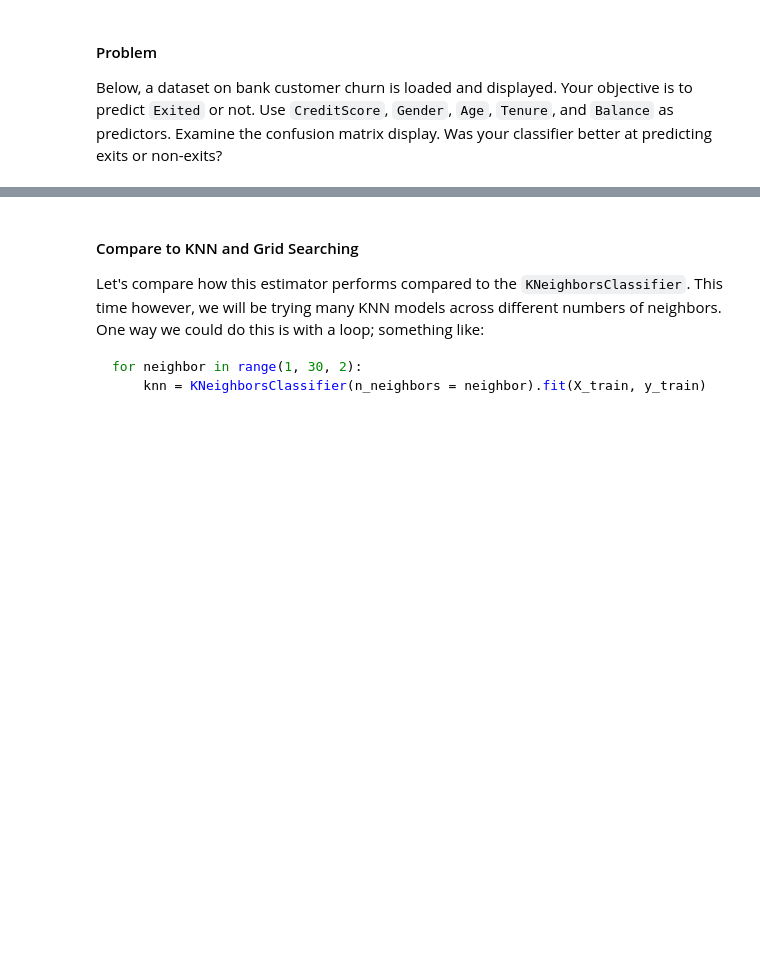
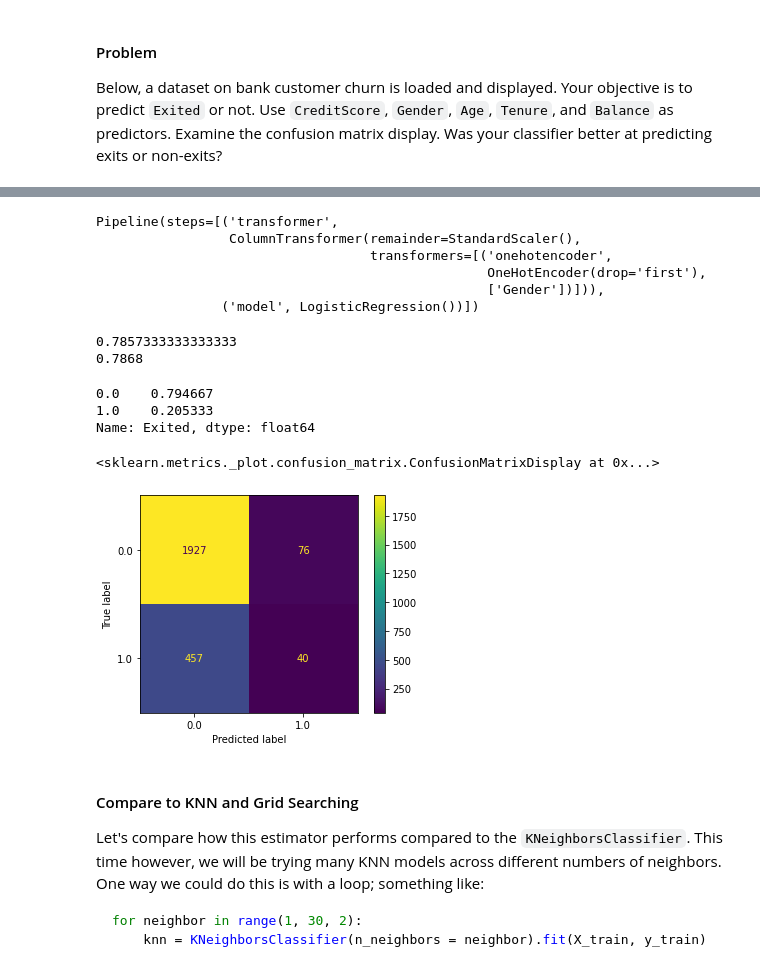
Before and after one commit to jfkoehler/nyu_bootcamp_fa24, a Jupyter notebook: _build/jupyter_execute/logistic_starter_code.ipynb, the cells around one changed output, grey strips where cells are left out. Drawn from its saved outputs; the diff is of its cells as text; code cells hidden in the pictures; blank space fills up the shorter version.

```diff
--- a/_build/jupyter_execute/logistic_starter_code.ipynb
+++ b/_build/jupyter_execute/logistic_starter_code.ipynb
@@ -260,13 +390,43 @@ bank_churn.head()
+# %%
+ohe = OneHotEncoder(drop = 'first')
+sscaler = StandardScaler()
 # %%
 #encode gender and standard scale other features
+transformer = make_column_transformer((ohe, ['Gender']),
+                                     remainder = sscaler)
 # %%
 #set up pipeline to encode/scale and then build logistic regression model
+pipe = Pipeline([('transformer', transformer),
+                 ('model', LogisticRegression())])
 # %%
 #fit the model on training data
+pipe.fit(X_train, y_train)
+# %% [output]
+Pipeline(steps=[('transformer',
+                 ColumnTransformer(remainder=StandardScaler(),
+                                   transformers=[('onehotencoder',
+                                                  OneHotEncoder(drop='first'),
+                                                  ['Gender'])])),
+                ('model', LogisticRegression())])
 # %%
 #score on test and train
+print(pipe.score(X_train, y_train))
+print(pipe.score(X_test, y_test))
+# %% [output]
+0.7857333333333333
+0.7868
+# %%
+y_train.value_counts(normalize = True)
+# %% [output]
+0.0    0.794667
+1.0    0.205333
+Name: Exited, dtype: float64
 # %%
 #confusion matrix with test data
+ConfusionMatrixDisplay.from_estimator(pipe, X_test, y_test)
+# %% [output]
+<sklearn.metrics._plot.confusion_matrix.ConfusionMatrixDisplay at 0x...>
+[figure, added]
 # %% [markdown]
 #### Compare to KNN and Grid Searching
 
```
Also changed, not shown: parts of 40 cells of this notebook, 31 other files.
